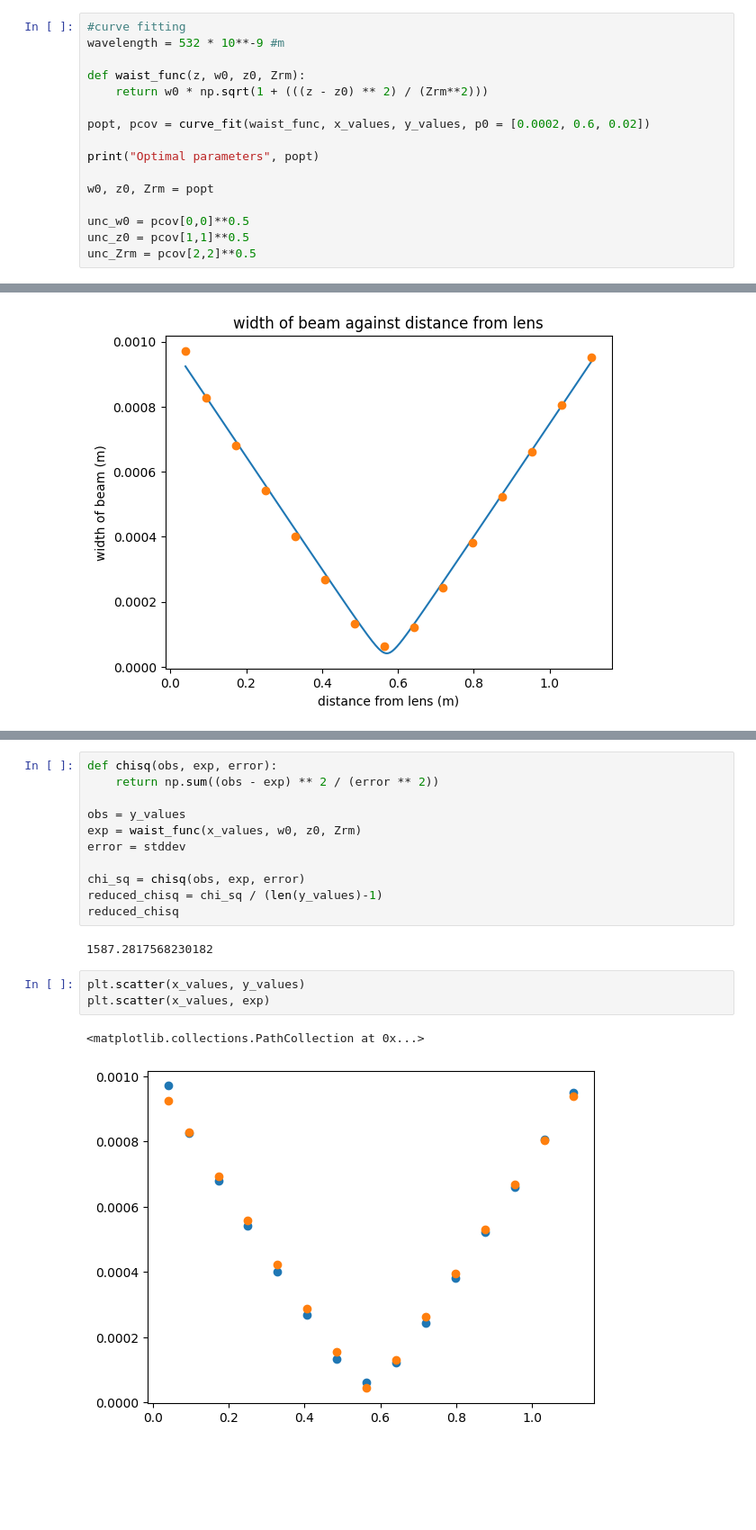
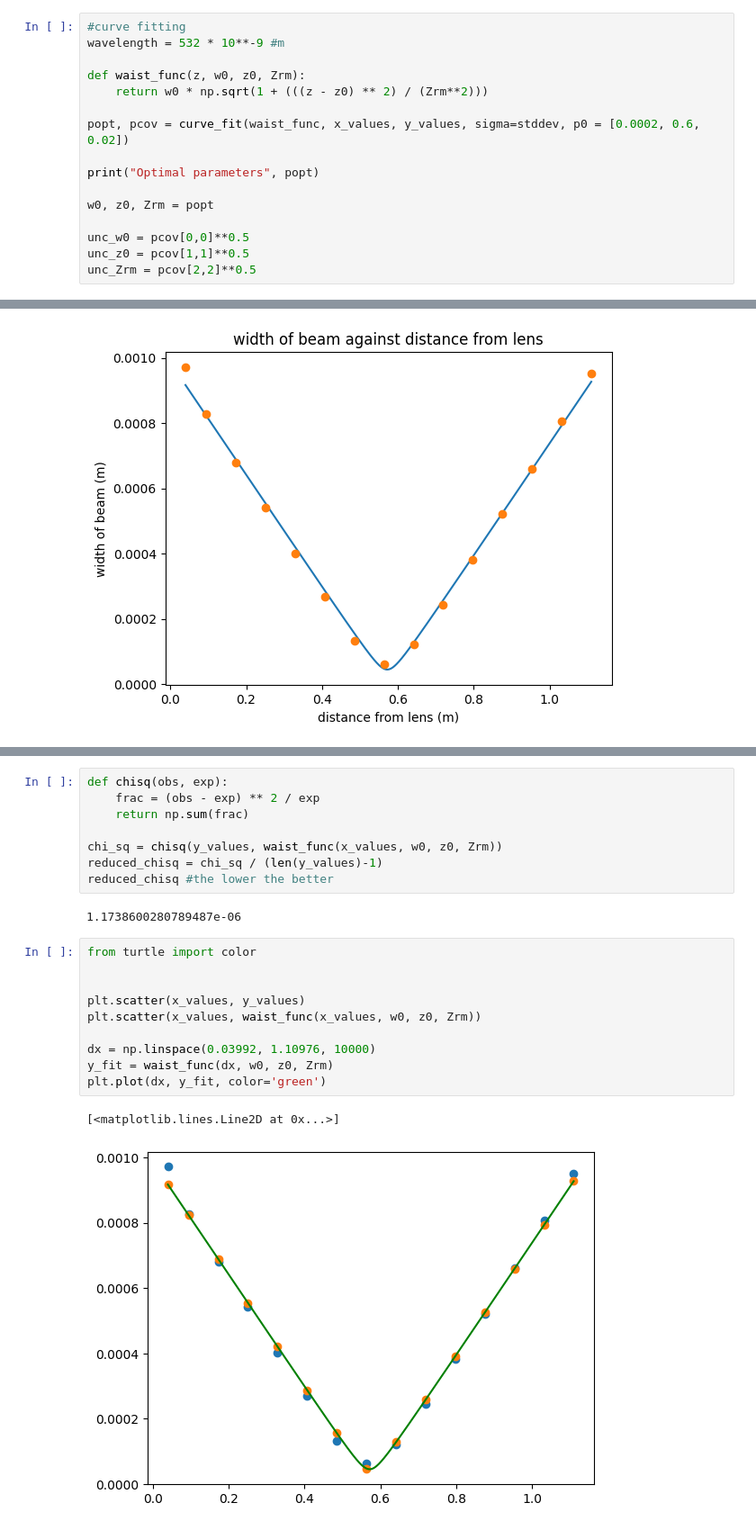
Before and after one commit to specimen-n1l3/speckle-analysis, a Jupyter notebook: beam.ipynb, the cells around one changed output, grey strips where cells are left out. Shown at 90% size. Cells and saved outputs as stored; diff of their text form; blank space fills up the shorter version.

```diff
--- a/beam.ipynb
+++ b/beam.ipynb
@@ -39,7 +39,7 @@ wavelength = 532 * 10**-9 #m
 def waist_func(z, w0, z0, Zrm):
     return w0 * np.sqrt(1 + (((z - z0) ** 2) / (Zrm**2)))
 
-popt, pcov = curve_fit(waist_func, x_values, y_values, p0 = [0.0002, 0.6, 0.02])
+popt, pcov = curve_fit(waist_func, x_values, y_values, sigma=stddev, p0 = [0.0002, 0.6, 0.02])
 
 print("Optimal parameters", popt)
 
@@ -87,19 +87,23 @@ M^2 value:  0.4241920329867886 m +- 0.004891517779551046
 # %%
-def chisq(obs, exp, error):
-    return np.sum((obs - exp) ** 2 / (error ** 2))
+def chisq(obs, exp):
+    frac = (obs - exp) ** 2 / exp
+    return np.sum(frac)
 
-obs = y_values
-exp = waist_func(x_values, w0, z0, Zrm)
-error = stddev
-
-chi_sq = chisq(obs, exp, error)
+chi_sq = chisq(y_values, waist_func(x_values, w0, z0, Zrm))
 reduced_chisq = chi_sq / (len(y_values)-1)
-reduced_chisq
+reduced_chisq #the lower the better
 # %% [output]
-1587.2817568230182
+1.1738600280789487e-06
 # %%
+from turtle import color
+
+
 plt.scatter(x_values, y_values)
-plt.scatter(x_values, exp)
+plt.scatter(x_values, waist_func(x_values, w0, z0, Zrm))
+
+dx = np.linspace(0.03992, 1.10976, 10000)
+y_fit = waist_func(dx, w0, z0, Zrm)
+plt.plot(dx, y_fit, color='green')
 # %% [output]
-<matplotlib.collections.PathCollection at 0x...>
+[<matplotlib.lines.Line2D at 0x...>]
-[figure, old version]
+[figure, new version]
```
Also changed, not shown: parts of 2 cells of this notebook, 1 other file.
